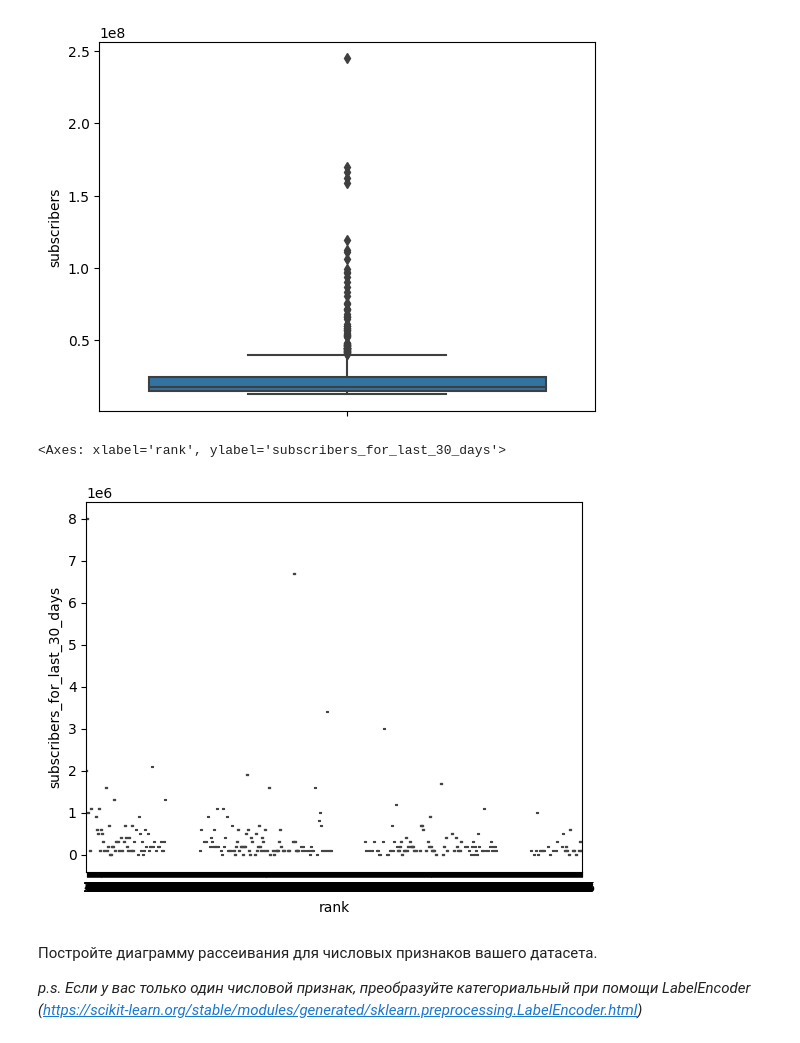
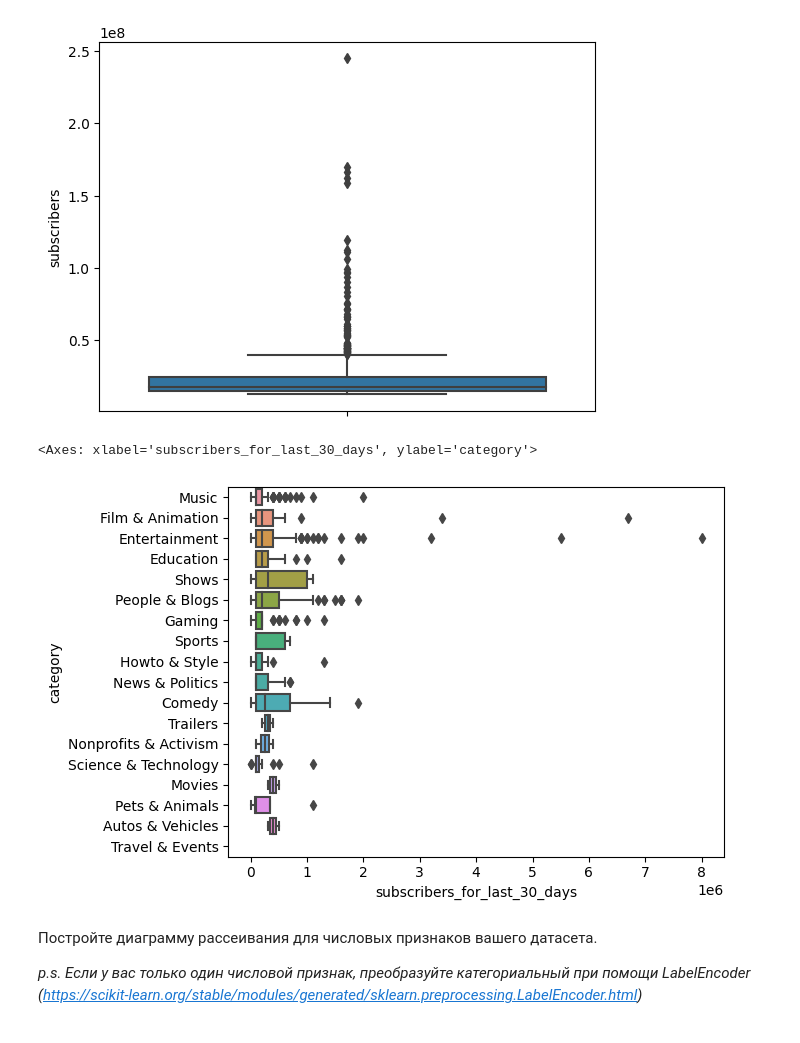
Before and after one commit to Natalys2003/Machine-learn, a Jupyter notebook: lab2/Задание_2.ipynb, the cells around one changed output. Saved outputs shown, nothing was run; the diff lists cells and outputs as text; code cells hidden in the pictures.

```diff
--- a/lab2/Задание_2.ipynb
+++ b/lab2/Задание_2.ipynb
@@ -181,10 +179,10 @@ sns.boxplot( y = 'subscribers', data = df)
 <Axes: ylabel='subscribers'>
 [figure]
 # %%
-sns.boxplot( x = 'rank', y = 'subscribers_for_last_30_days', data = df)
+sns.boxplot( y = 'category', x = 'subscribers_for_last_30_days', data = df)
 # %% [output]
-<Axes: xlabel='rank', ylabel='subscribers_for_last_30_days'>
+<Axes: xlabel='subscribers_for_last_30_days', ylabel='category'>
-[figure, old version]
+[figure, new version]
 # %% [markdown]
 Постройте диаграмму рассеивания для числовых признаков вашего датасета.
 
```
Also changed, not shown: parts of 4 cells of this notebook.
